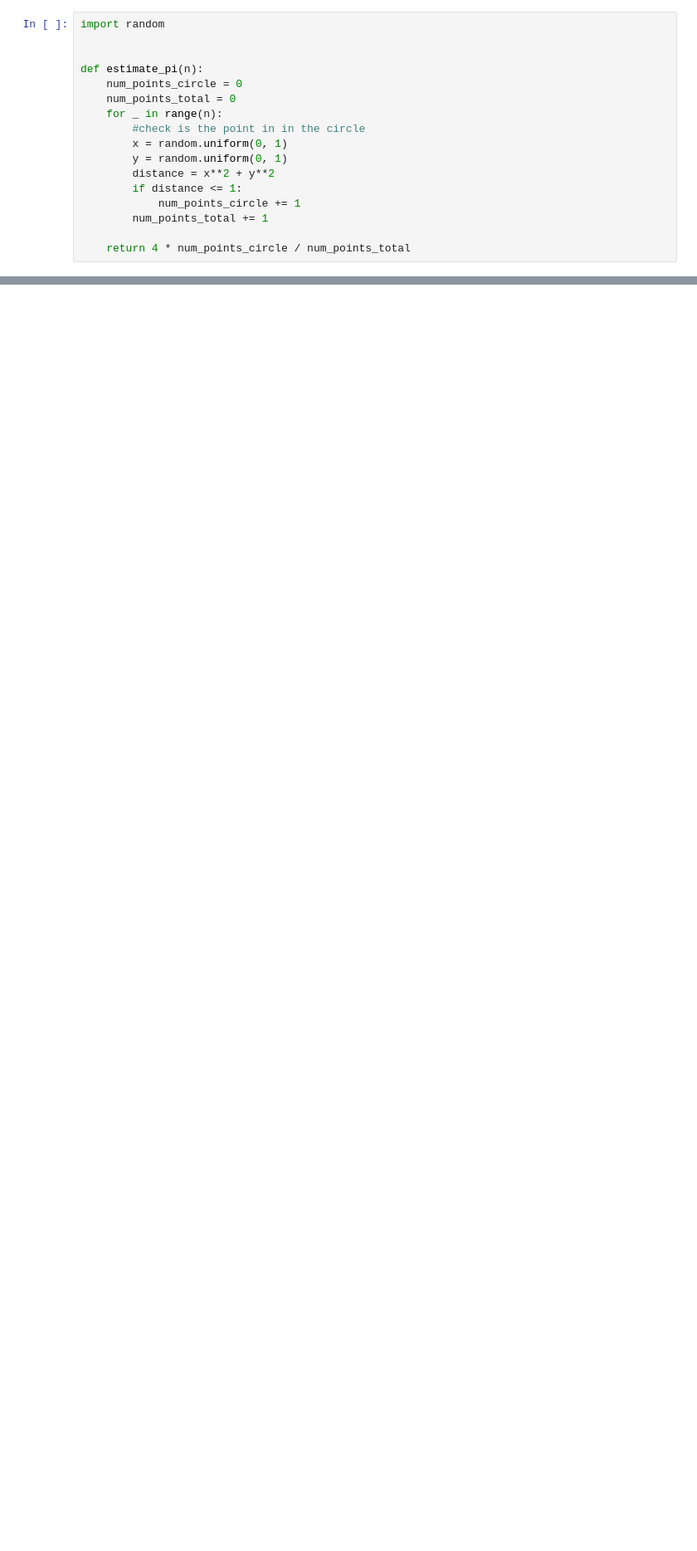
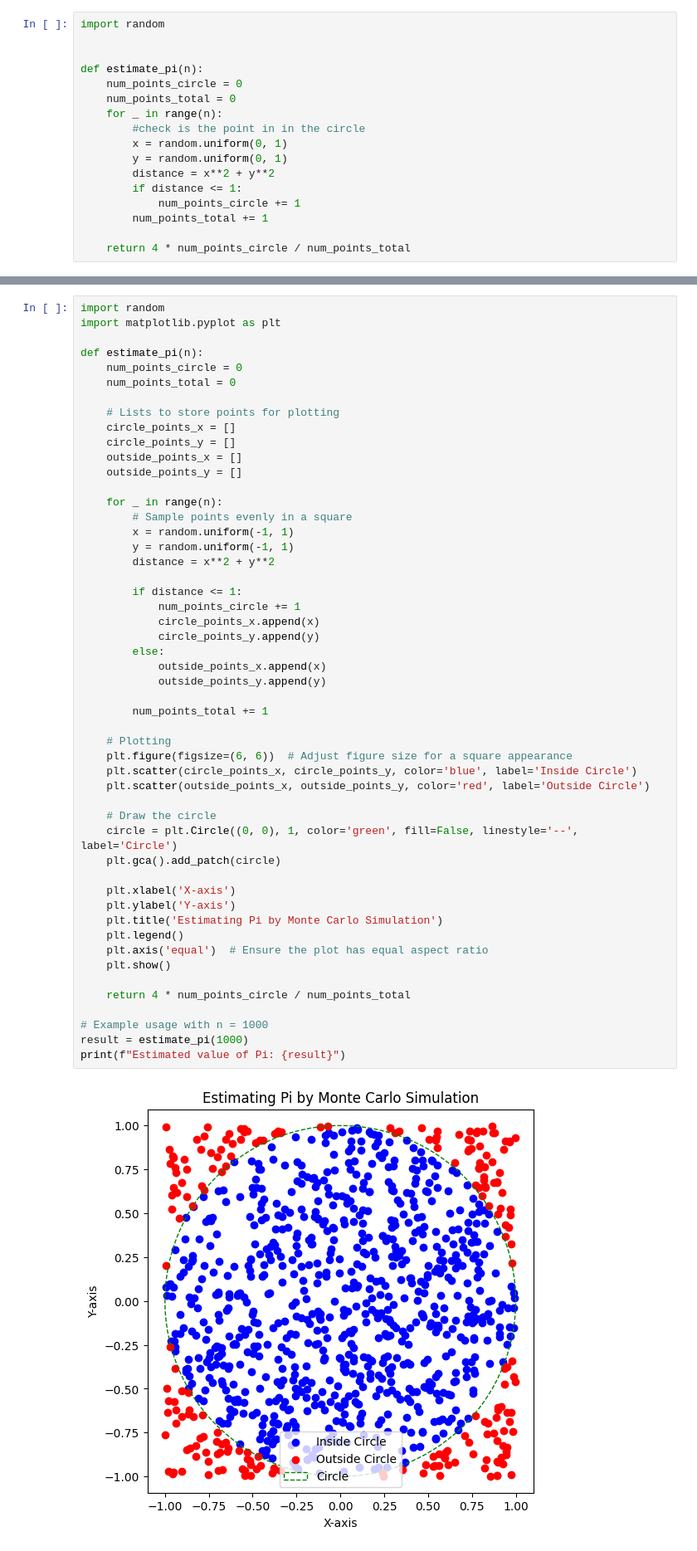
Before and after one commit to STCDataScienceClub/Pi_Day, a Jupyter notebook: pi_day_python.ipynb, the cells around one changed output, grey strips where cells are left out. Shown at 83% size. Cells and saved outputs as stored; diff of their text form; blank space fills up the shorter version.

Commit message:
Adding circle to calc pi

```diff
--- a/pi_day_python.ipynb
+++ b/pi_day_python.ipynb
@@ -112,0 +113,53 @@ Estimated value of Pi: 3.176
+# %%
+import random
+import matplotlib.pyplot as plt
+
+def estimate_pi(n):
+    num_points_circle = 0
+    num_points_total = 0
+
+    # Lists to store points for plotting
+    circle_points_x = []
+    circle_points_y = []
+    outside_points_x = []
+    outside_points_y = []
+
+    for _ in range(n):
+        # Sample points evenly in a square
+        x = random.uniform(-1, 1)
+        y = random.uniform(-1, 1)
+        distance = x**2 + y**2
+
+        if distance <= 1:
+            num_points_circle += 1
+            circle_points_x.append(x)
+            circle_points_y.append(y)
+        else:
+            outside_points_x.append(x)
+            outside_points_y.append(y)
+
+        num_points_total += 1
+
+    # Plotting
+    plt.figure(figsize=(6, 6))  # Adjust figure size for a square appearance
+    plt.scatter(circle_points_x, circle_points_y, color='blue', label='Inside Circle')
+    plt.scatter(outside_points_x, outside_points_y, color='red', label='Outside Circle')
+
+    # Draw the circle
+    circle = plt.Circle((0, 0), 1, color='green', fill=False, linestyle='--', label='Circle')
+    plt.gca().add_patch(circle)
+
+    plt.xlabel('X-axis')
+    plt.ylabel('Y-axis')
+    plt.title('Estimating Pi by Monte Carlo Simulation')
+    plt.legend()
+    plt.axis('equal')  # Ensure the plot has equal aspect ratio
+    plt.show()
+
+    return 4 * num_points_circle / num_points_total
+
+# Example usage with n = 1000
+result = estimate_pi(1000)
+print(f"Estimated value of Pi: {result}")
+# %% [output]
+[figure, added]
```
Also changed, not shown: parts of 3 cells of this notebook.
